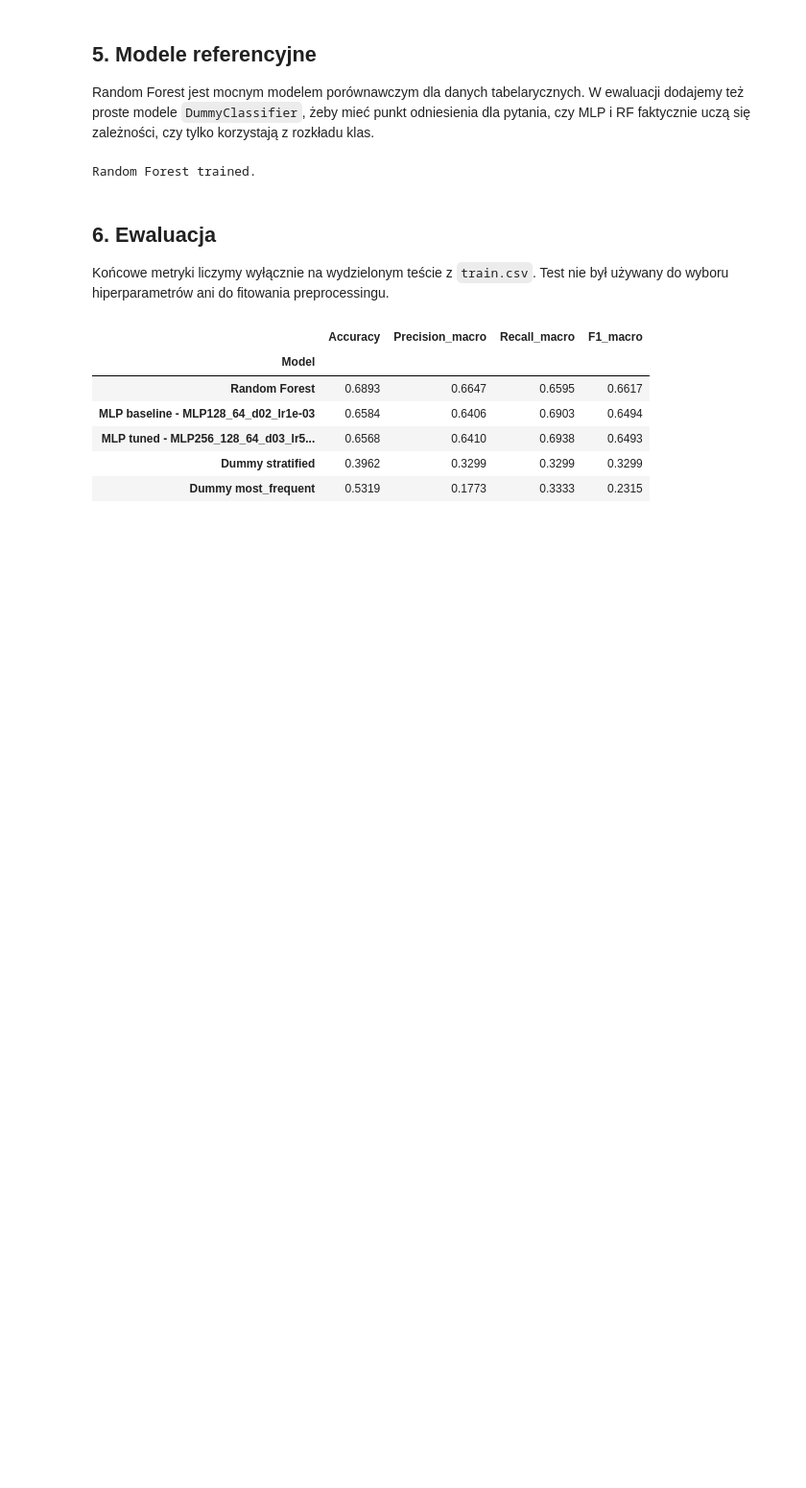
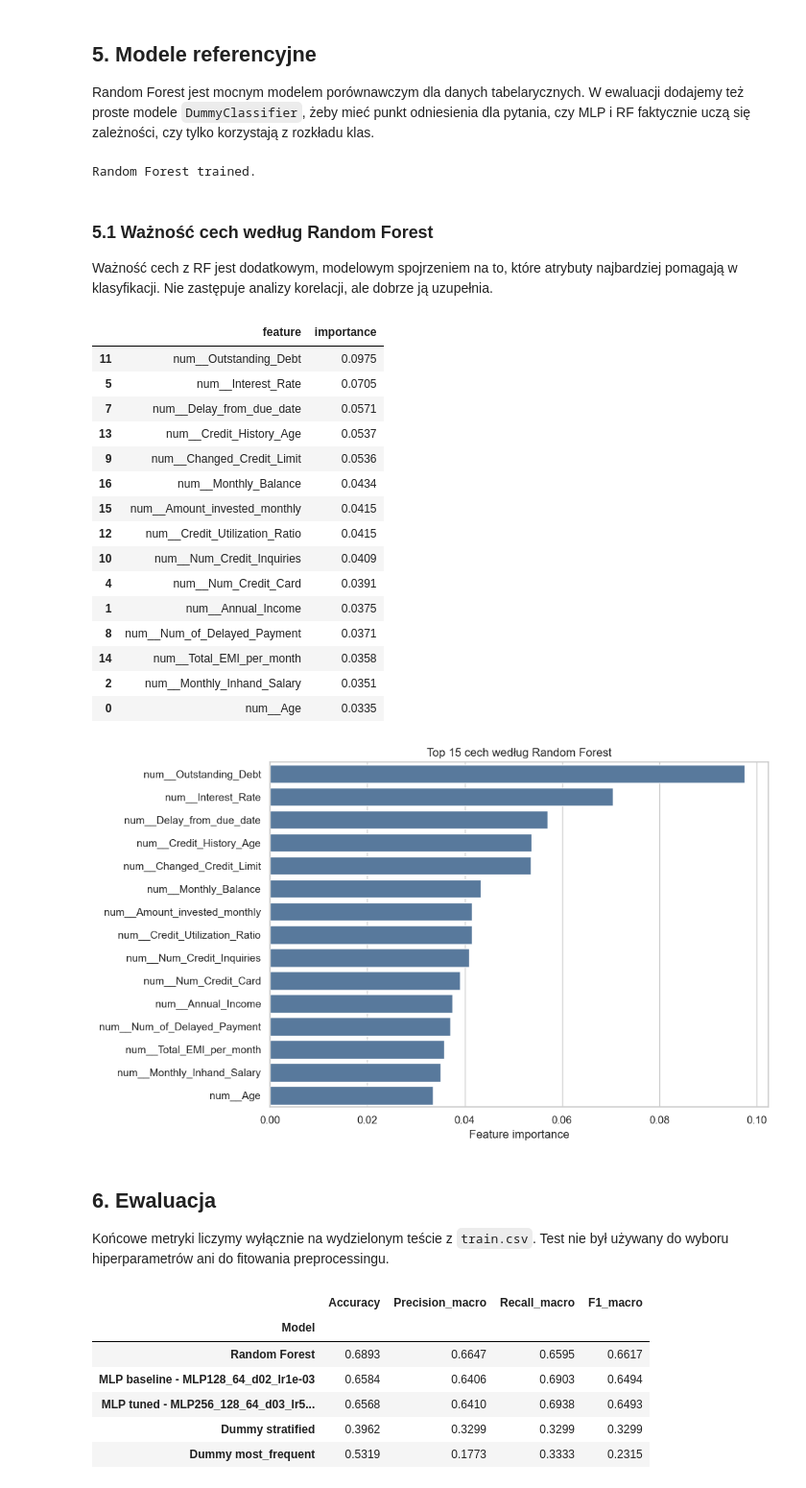
Before and after one commit to PiotrSmola/fetal-health-classification, a Jupyter notebook: credit_score_classification_pytorch_mlp_project2.ipynb, the cells around one changed output. Shown at 96% size. Cells and saved outputs as stored; diff of their text form; code cells hidden in the pictures; blank space fills up the shorter version.

```diff
--- a/credit_score_classification_pytorch_mlp_project2.ipynb
+++ b/credit_score_classification_pytorch_mlp_project2.ipynb
@@ -832,6 +1257,47 @@ rf_pred = rf_model.predict(X_test)
 print("Random Forest trained.")
 # %% [output]
 Random Forest trained.
+# %% [markdown]
+### 5.1 Ważność cech według Random Forest
+
+Ważność cech z RF jest dodatkowym, modelowym spojrzeniem na to, które atrybuty najbardziej pomagają w klasyfikacji. Nie zastępuje analizy korelacji, ale dobrze ją uzupełnia.
+# %%
+rf_feature_importance = pd.DataFrame({
+    "feature": feature_names,
+    "importance": rf_model.feature_importances_,
+}).sort_values("importance", ascending=False)
+display(rf_feature_importance.head(15).round(4))
+
+plt.figure(figsize=(10, 6))
+sns.barplot(
+    data=rf_feature_importance.head(15),
+    x="importance",
+    y="feature",
+    color="#4c78a8",
+)
+plt.title("Top 15 cech według Random Forest")
+plt.xlabel("Feature importance")
+plt.ylabel("")
+plt.tight_layout()
+plt.show()
+# %% [output]
+|  | feature | importance |
+| 11 | num__Outstanding_Debt | 0.0975 |
+| 5 | num__Interest_Rate | 0.0705 |
+| 7 | num__Delay_from_due_date | 0.0571 |
+| 13 | num__Credit_History_Age | 0.0537 |
+| 9 | num__Changed_Credit_Limit | 0.0536 |
+| 16 | num__Monthly_Balance | 0.0434 |
+| 15 | num__Amount_invested_monthly | 0.0415 |
+| 12 | num__Credit_Utilization_Ratio | 0.0415 |
+| 10 | num__Num_Credit_Inquiries | 0.0409 |
+| 4 | num__Num_Credit_Card | 0.0391 |
+| 1 | num__Annual_Income | 0.0375 |
+| 8 | num__Num_of_Delayed_Payment | 0.0371 |
+| 14 | num__Total_EMI_per_month | 0.0358 |
+| 2 | num__Monthly_Inhand_Salary | 0.0351 |
+| 0 | num__Age | 0.0335 |
+[figure, added]
 # %% [markdown]
 ## 6. Ewaluacja
 
```
Also changed, not shown: parts of 17 cells of this notebook.
